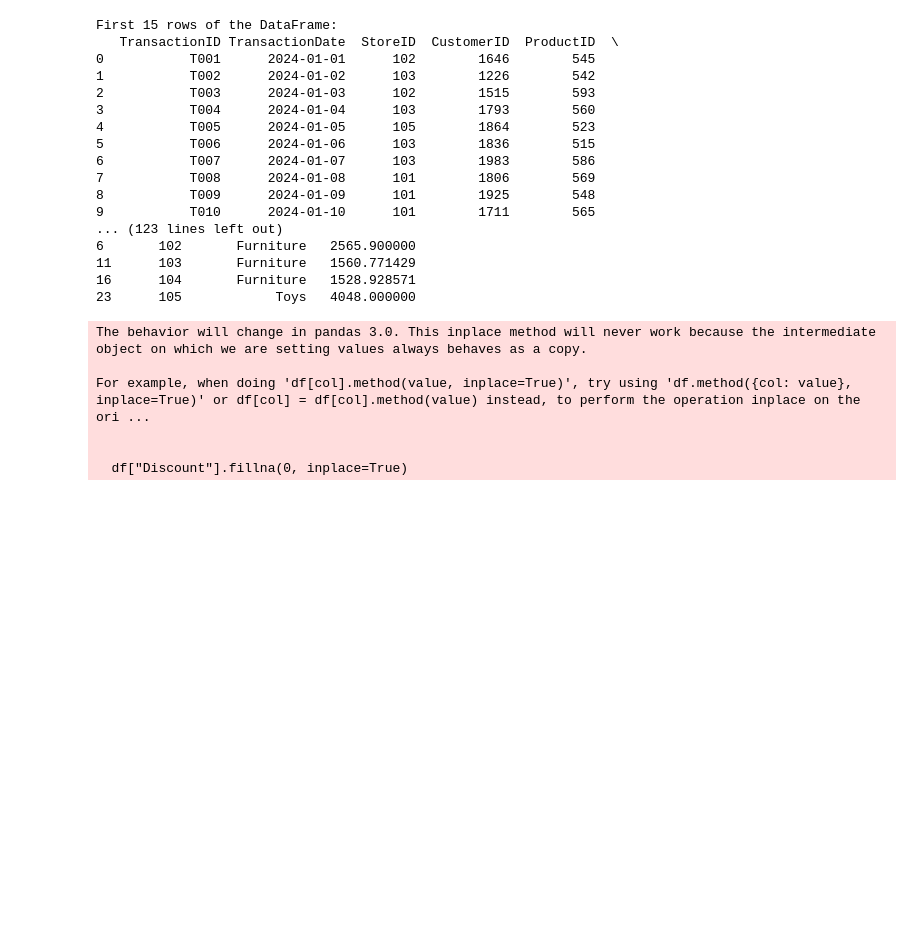
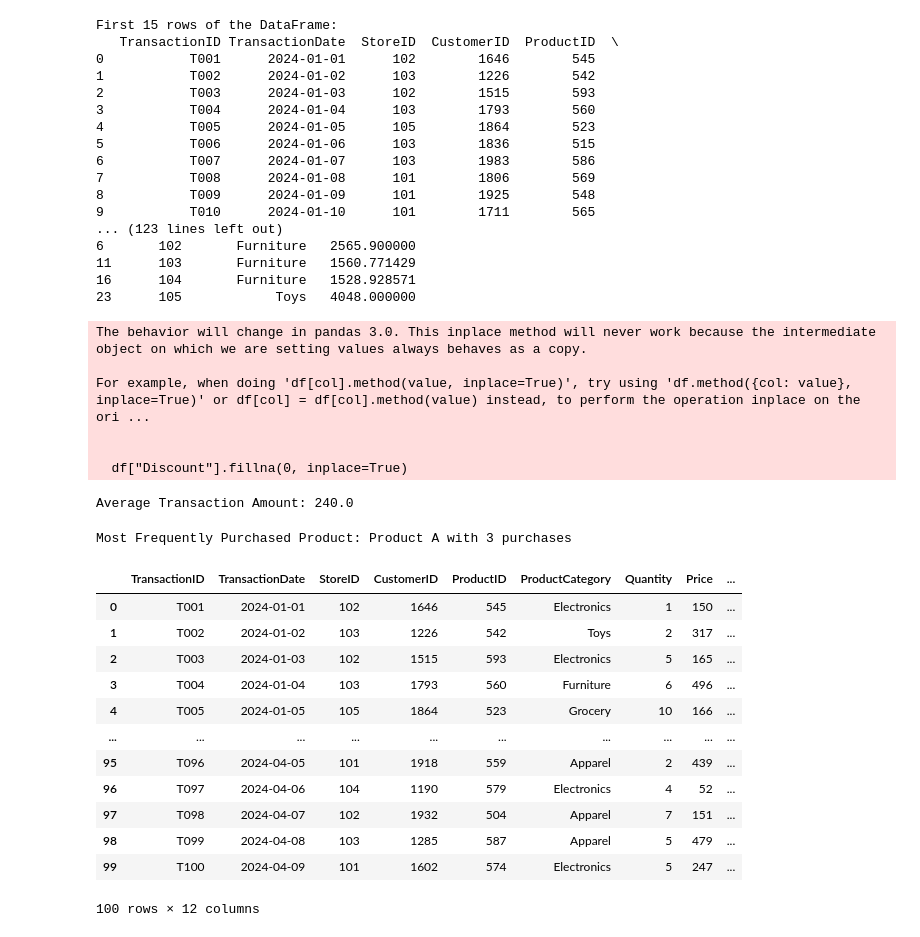
Before and after one commit to suryakokkiligadda2003/Python-mini-projects, a Jupyter notebook: Retail_transactions.ipynb, the cells around one changed output. Drawn from its saved outputs; the diff is of its cells as text; code cells hidden in the pictures; blank space fills up the shorter version.

```diff
--- a/Retail_transactions.ipynb
+++ b/Retail_transactions.ipynb
@@ -102,3 +102,35 @@ For example, when doing 'df[col].method(value, inplace=True)', try using 'df.met
 
 
   df["Discount"].fillna(0, inplace=True)
+# %%
+transactions = [100, 250, 300, 150, 400]  # Example transaction amounts
+average_transaction = sum(transactions) / len(transactions)
+print("Average Transaction Amount:", average_transaction)
+# %% [output]
+Average Transaction Amount: 240.0
+# %%
+from collections import Counter
+
+transactions = ["Product A", "Product B", "Product A", "Product C", "Product A", "Product B"]
+product_counts = Counter(transactions)
+most_frequent_product = product_counts.most_common(1)[0]
+
+print("Most Frequently Purchased Product:", most_frequent_product[0], "with", most_frequent_product[1], "purchases")
+# %% [output]
+Most Frequently Purchased Product: Product A with 3 purchases
+# %%
+df
+# %% [output]
+|  | TransactionID | TransactionDate | StoreID | CustomerID | ProductID | ProductCategory | Quantity | Price | ... |
+| 0 | T001 | 2024-01-01 | 102 | 1646 | 545 | Electronics | 1 | 150 | ... |
+| 1 | T002 | 2024-01-02 | 103 | 1226 | 542 | Toys | 2 | 317 | ... |
+| 2 | T003 | 2024-01-03 | 102 | 1515 | 593 | Electronics | 5 | 165 | ... |
+| 3 | T004 | 2024-01-04 | 103 | 1793 | 560 | Furniture | 6 | 496 | ... |
+| 4 | T005 | 2024-01-05 | 105 | 1864 | 523 | Grocery | 10 | 166 | ... |
+| ... | ... | ... | ... | ... | ... | ... | ... | ... | ... |
+| 95 | T096 | 2024-04-05 | 101 | 1918 | 559 | Apparel | 2 | 439 | ... |
+| 96 | T097 | 2024-04-06 | 104 | 1190 | 579 | Electronics | 4 | 52 | ... |
+| 97 | T098 | 2024-04-07 | 102 | 1932 | 504 | Apparel | 7 | 151 | ... |
+| 98 | T099 | 2024-04-08 | 103 | 1285 | 587 | Apparel | 5 | 479 | ... |
+| 99 | T100 | 2024-04-09 | 101 | 1602 | 574 | Electronics | 5 | 247 | ... |
+100 rows × 12 columns
```
Also changed, not shown: parts of 2 cells of this notebook.
